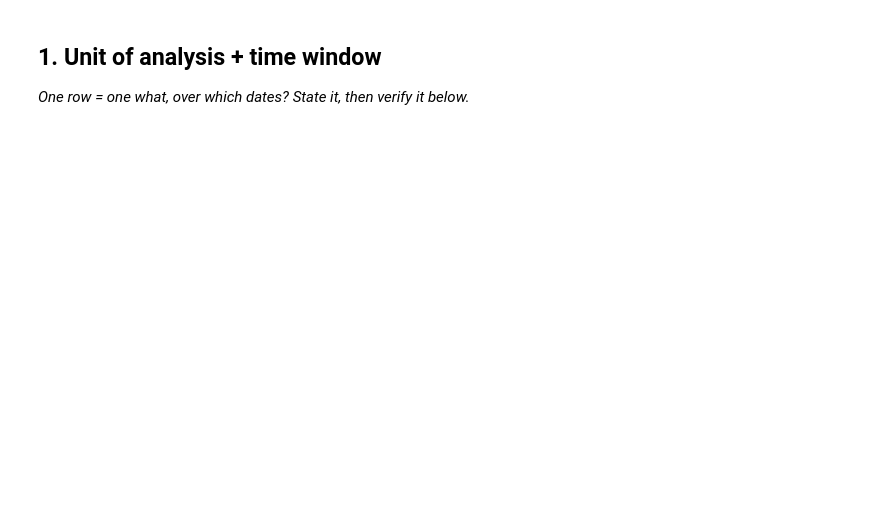
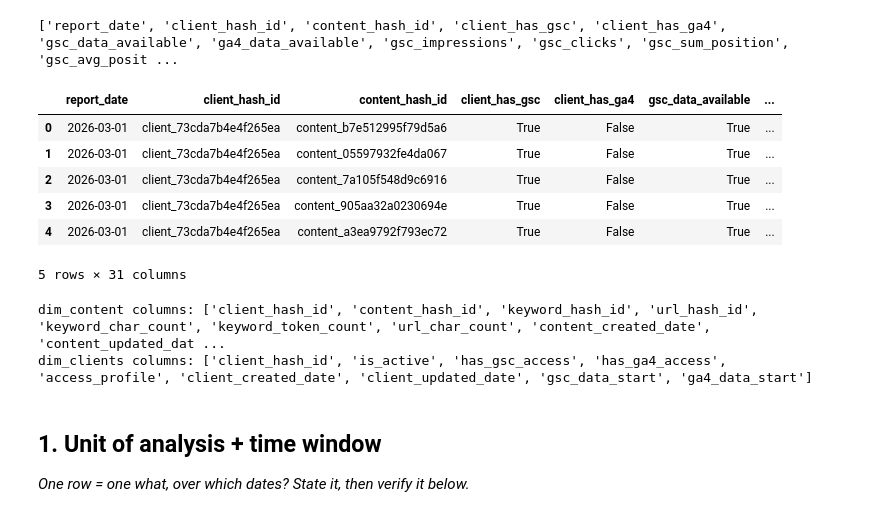
Before and after one commit to ishuum13-star/flyrank-ml-internship-v3, a Jupyter notebook: work/notebooks/w03_data_contract.ipynb, the cells around one changed output. Drawn from its saved outputs; the diff is of its cells as text; code cells hidden in the pictures; blank space fills up the shorter version.

```diff
--- a/work/notebooks/w03_data_contract.ipynb
+++ b/work/notebooks/w03_data_contract.ipynb
@@ -8,0 +11,13 @@ This skeleton is yours to fill. Work the sections **in order** — each one has
+# %%
+!pip install -q duckdb
+
+import duckdb
+from google.colab import userdata
+
+HF_TOKEN = userdata.get('HF_TOKEN')
+
+con = duckdb.connect()
+con.execute(f"CREATE SECRET (TYPE huggingface, TOKEN '{HF_TOKEN}')")
+
+BASE = "hf://datasets/FlyRank/internship-warehouse"
+print("Connected. Ready to explore.")
@@ -8,0 +28,3 @@ This skeleton is yours to fill. Work the sections **in order** — each one has
+# %%
+files = con.sql(f"SELECT * FROM glob('{BASE}/**') LIMIT 50").df()
+print(files)
@@ -8,0 +49,3 @@ This skeleton is yours to fill. Work the sections **in order** — each one has
+# %%
+for f in files["file"].tolist():
+    print(f)
@@ -9,3 +70,26 @@ This skeleton is yours to fill. Work the sections **in order** — each one has
+# %%
+# Peek at schema + a few rows from the mid-panel month
+daily = con.sql(f"SELECT * FROM '{BASE}/fact_content_daily_performance/month=2026-03/data_0.parquet' LIMIT 5").df()
+print(daily.columns.tolist())
+daily
+# %% [output]
+['report_date', 'client_hash_id', 'content_hash_id', 'client_has_gsc', 'client_has_ga4', 'gsc_data_available', 'ga4_data_available', 'gsc_impressions', 'gsc_clicks', 'gsc_sum_position', 'gsc_avg_posit ...
+|  | report_date | client_hash_id | content_hash_id | client_has_gsc | client_has_ga4 | gsc_data_available | ... |
+| 0 | 2026-03-01 | client_73cda7b4e4f265ea | content_b7e512995f79d5a6 | True | False | True | ... |
+| 1 | 2026-03-01 | client_73cda7b4e4f265ea | content_05597932fe4da067 | True | False | True | ... |
+| 2 | 2026-03-01 | client_73cda7b4e4f265ea | content_7a105f548d9c6916 | True | False | True | ... |
+| 3 | 2026-03-01 | client_73cda7b4e4f265ea | content_905aa32a0230694e | True | False | True | ... |
+| 4 | 2026-03-01 | client_73cda7b4e4f265ea | content_a3ea9792f793ec72 | True | False | True | ... |
+5 rows × 31 columns
+# %%
+content = con.sql(f"SELECT * FROM '{BASE}/dim_content.parquet' LIMIT 3").df()
+print("dim_content columns:", content.columns.tolist())
+
+clients = con.sql(f"SELECT * FROM '{BASE}/dim_clients.parquet' LIMIT 3").df()
+print("dim_clients columns:", clients.columns.tolist())
+# %% [output]
+dim_content columns: ['client_hash_id', 'content_hash_id', 'keyword_hash_id', 'url_hash_id', 'keyword_char_count', 'keyword_token_count', 'url_char_count', 'content_created_date', 'content_updated_dat ...
+dim_clients columns: ['client_hash_id', 'is_active', 'has_gsc_access', 'has_ga4_access', 'access_profile', 'client_created_date', 'client_updated_date', 'gsc_data_start', 'ga4_data_start']
 # %% [markdown]
 ## 1. Unit of analysis + time window
 
```
Also changed, not shown: parts of 27 cells of this notebook.
